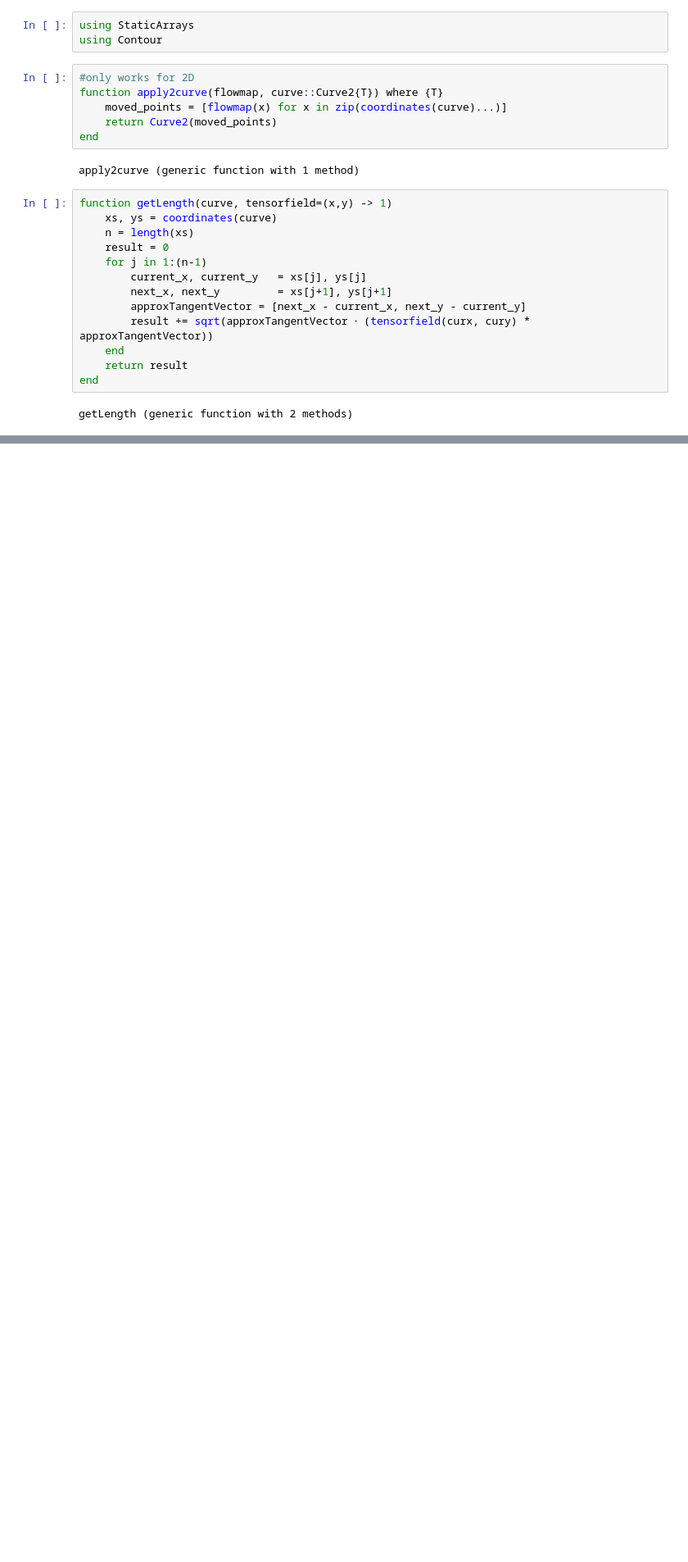
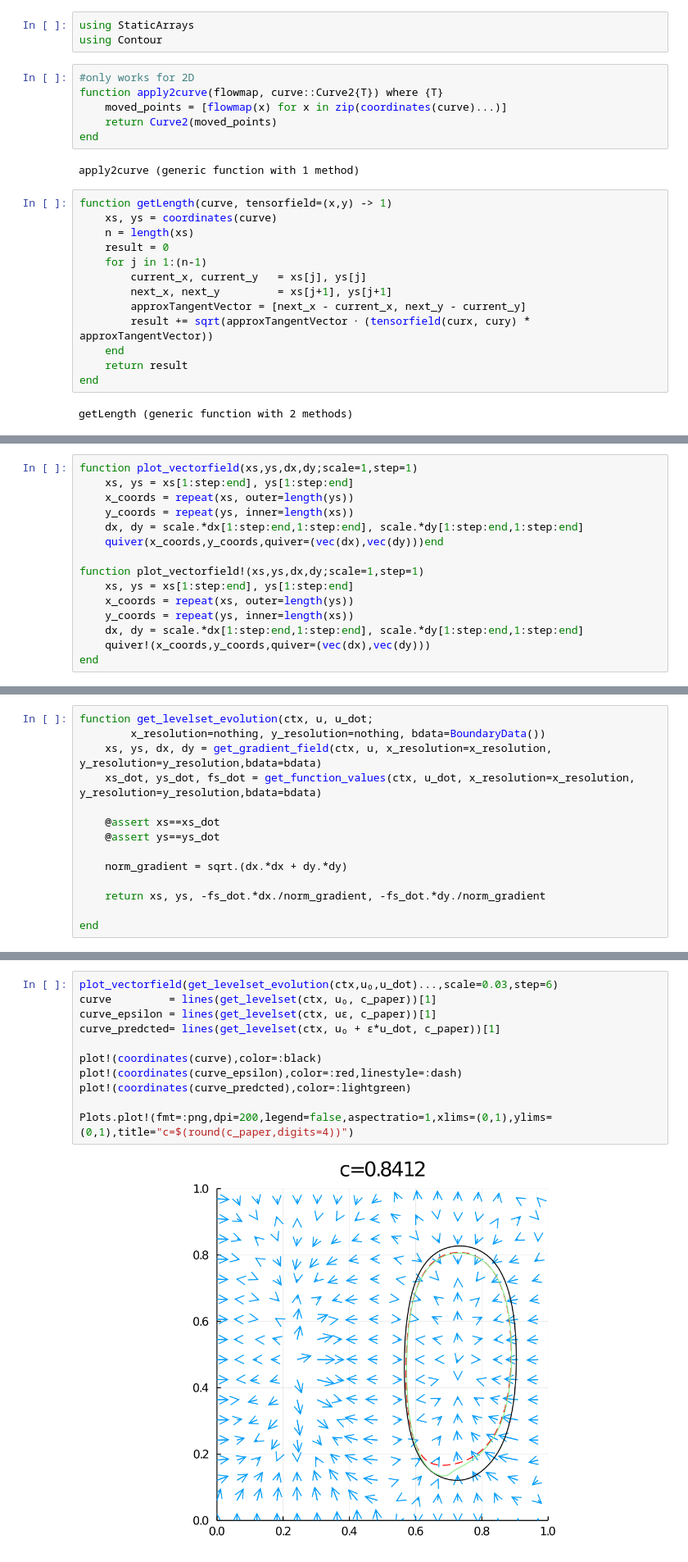
Before and after one commit to MaHermann/CoherentStructures.jl, a Jupyter notebook: notebooks/Rotating Double Gyre/gyre_LR_CG.ipynb, the cells around one changed output, grey strips where cells are left out. Shown: that part at 82% size. Drawn from its saved outputs; the diff is of its cells as text; blank space fills up the shorter version.

```diff
--- a/notebooks/Rotating Double Gyre/gyre_LR_CG.ipynb
+++ b/notebooks/Rotating Double Gyre/gyre_LR_CG.ipynb
@@ -288,0 +397,15 @@ Levelset: 0.08312925183277109
+# %%
+function plot_vectorfield(xs,ys,dx,dy;scale=1,step=1)
+    xs, ys = xs[1:step:end], ys[1:step:end]
+    x_coords = repeat(xs, outer=length(ys))
+    y_coords = repeat(ys, inner=length(xs))
+    dx, dy = scale.*dx[1:step:end,1:step:end], scale.*dy[1:step:end,1:step:end]
+    quiver(x_coords,y_coords,quiver=(vec(dx),vec(dy)))end
+
+function plot_vectorfield!(xs,ys,dx,dy;scale=1,step=1)
+    xs, ys = xs[1:step:end], ys[1:step:end]
+    x_coords = repeat(xs, outer=length(ys))
+    y_coords = repeat(ys, inner=length(xs))
+    dx, dy = scale.*dx[1:step:end,1:step:end], scale.*dy[1:step:end,1:step:end]
+    quiver!(x_coords,y_coords,quiver=(vec(dx),vec(dy)))
+end
@@ -288,0 +414,14 @@ Levelset: 0.08312925183277109
+# %%
+function get_levelset_evolution(ctx, u, u_dot;
+        x_resolution=nothing, y_resolution=nothing, bdata=BoundaryData())
+    xs, ys, dx, dy = get_gradient_field(ctx, u, x_resolution=x_resolution, y_resolution=y_resolution,bdata=bdata)
+    xs_dot, ys_dot, fs_dot = get_function_values(ctx, u_dot, x_resolution=x_resolution, y_resolution=y_resolution,bdata=bdata)
+
+    @assert xs==xs_dot
+    @assert ys==ys_dot
+
+    norm_gradient = sqrt.(dx.*dx + dy.*dy)
+
+    return xs, ys, -fs_dot.*dx./norm_gradient, -fs_dot.*dy./norm_gradient
+
+end
@@ -288,0 +430,13 @@ Levelset: 0.08312925183277109
+# %%
+plot_vectorfield(get_levelset_evolution(ctx,u₀,u_dot)...,scale=0.03,step=6)
+curve         = lines(get_levelset(ctx, u₀, c_paper))[1]
+curve_epsilon = lines(get_levelset(ctx, uϵ, c_paper))[1]
+curve_predcted= lines(get_levelset(ctx, u₀ + ϵ*u_dot, c_paper))[1]
+
+plot!(coordinates(curve),color=:black)
+plot!(coordinates(curve_epsilon),color=:red,linestyle=:dash)
+plot!(coordinates(curve_predcted),color=:lightgreen)
+
+Plots.plot!(fmt=:png,dpi=200,legend=false,aspectratio=1,xlims=(0,1),ylims=(0,1),title="c=$(round(c_paper,digits=4))")
+# %% [output]
+[figure, added]
```
Also changed, not shown: parts of 22 cells of this notebook.
